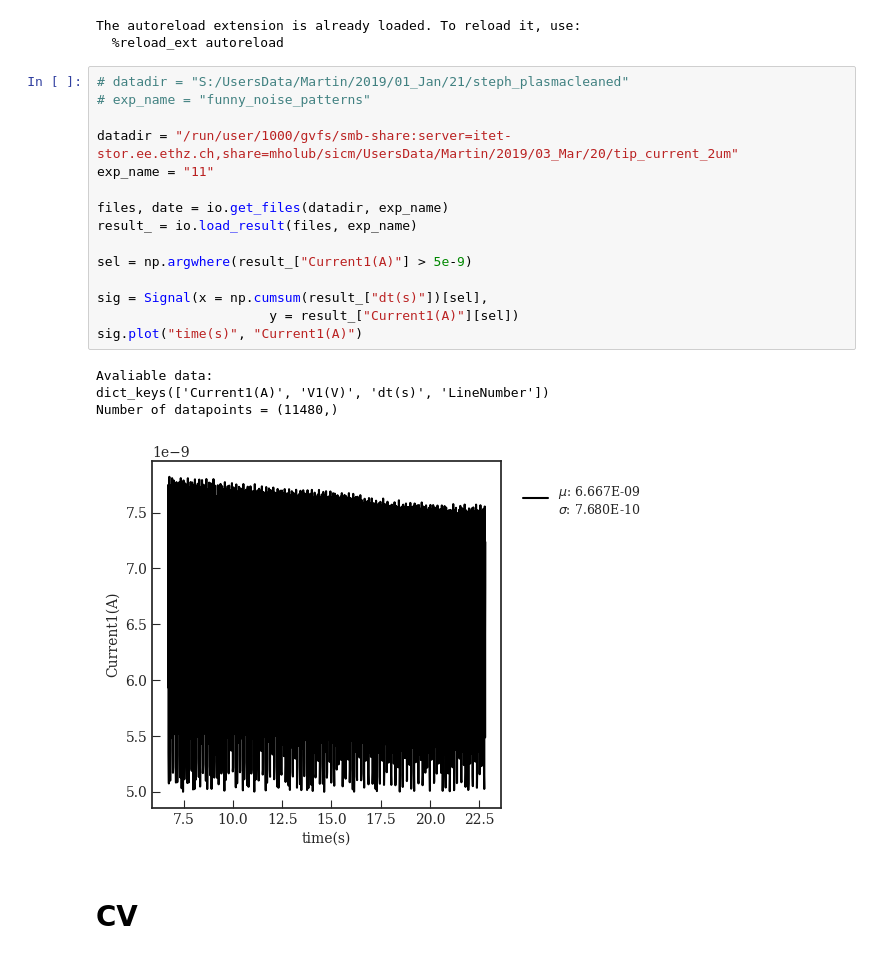
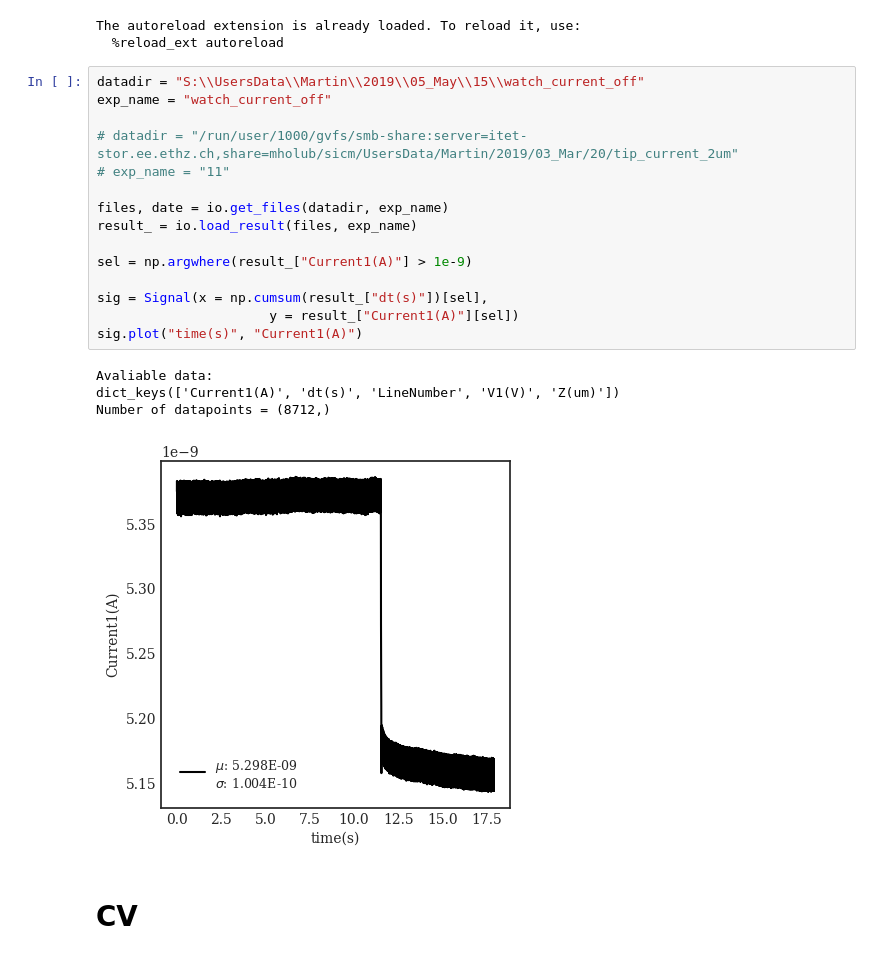
Before and after one commit to martinholub/sicm, a Jupyter notebook: notebooks/plots.ipynb, the cells around one changed output. Drawn from its saved outputs; the diff is of its cells as text.

```diff
--- a/notebooks/plots.ipynb
+++ b/notebooks/plots.ipynb
@@ -288,25 +297,25 @@ import numpy as np
 The autoreload extension is already loaded. To reload it, use:
   %reload_ext autoreload
 # %%
-# datadir = "S:/UsersData/Martin/2019/01_Jan/21/steph_plasmacleaned"
-# exp_name = "funny_noise_patterns"
+datadir = "S:\\UsersData\\Martin\\2019\\05_May\\15\\watch_current_off"
+exp_name = "watch_current_off"
 
-datadir = "/run/user/1000/gvfs/smb-share:server=itet-stor.ee.ethz.ch,share=mholub/sicm/UsersData/Martin/2019/03_Mar/20/tip_current_2um"
-exp_name = "11"
+# datadir = "/run/user/1000/gvfs/smb-share:server=itet-stor.ee.ethz.ch,share=mholub/sicm/UsersData/Martin/2019/03_Mar/20/tip_current_2um"
+# exp_name = "11"
 
 files, date = io.get_files(datadir, exp_name)
 result_ = io.load_result(files, exp_name)
 
-sel = np.argwhere(result_["Current1(A)"] > 5e-9)
+sel = np.argwhere(result_["Current1(A)"] > 1e-9)
 
 sig = Signal(x = np.cumsum(result_["dt(s)"])[sel],
                       y = result_["Current1(A)"][sel])
 sig.plot("time(s)", "Current1(A)")
 # %% [output]
 Avaliable data:
-dict_keys(['Current1(A)', 'V1(V)', 'dt(s)', 'LineNumber'])
-Number of datapoints = (11480,)
+dict_keys(['Current1(A)', 'dt(s)', 'LineNumber', 'V1(V)', 'Z(um)'])
+Number of datapoints = (8712,)
-[figure, old version]
+[figure, new version]
 # %% [markdown]
 # CV
 # %%
```
Also changed, not shown: parts of 7 cells of this notebook, 6 other files.
